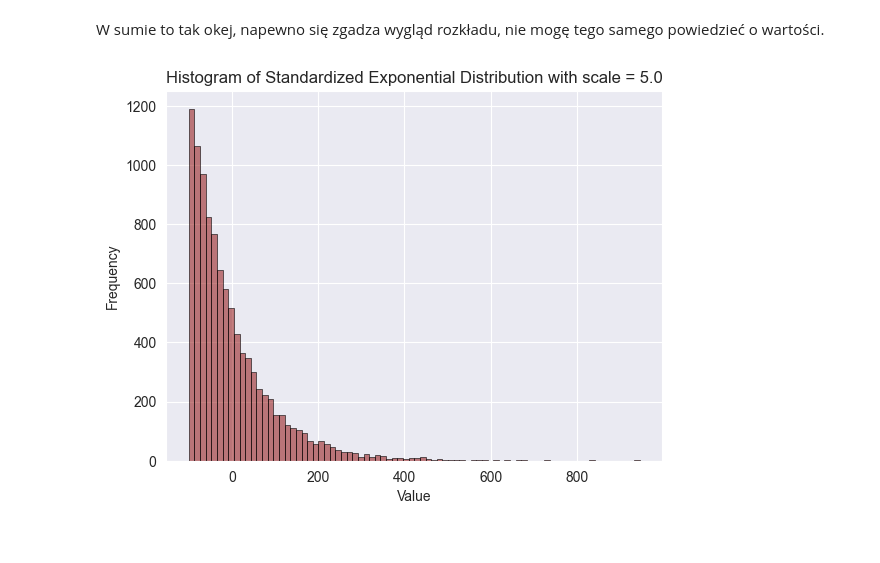
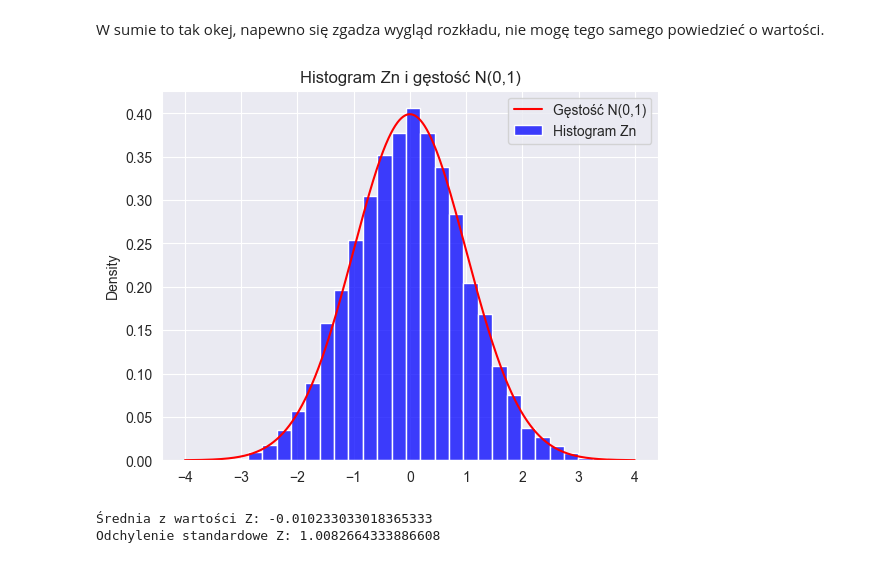
Before and after one commit to depebul/R_101, a Jupyter notebook: PO_2.ipynb, the cells around one changed output. Saved outputs shown, nothing was run; the diff lists cells and outputs as text; code cells hidden in the pictures.

```diff
--- a/PO_2.ipynb
+++ b/PO_2.ipynb
@@ -40,18 +37,30 @@ plt.show()
 # %% [markdown]
 W sumie to tak okej, napewno się zgadza wygląd rozkładu, nie mogę tego samego powiedzieć o wartości.
-# %%
-z_realizations = []
-
-for el in observations:
-    z_realizations.append((el - mean) / np.sqrt(var / n))
-
-sns.histplot(
-    z_realizations, bins=80, kde=False, edgecolor="k", color="darkred", alpha=0.5
-)
-sns.set_style("darkgrid")
-plt.title(f"Histogram of Standardized Exponential Distribution with scale = {scale}")
-plt.xlabel("Value")
-plt.ylabel("Frequency")
-plt.show()
-# %% [output]
-[figure, removed]
+# %%
+s = 10000
+z_values = []
+for _ in range(s):
+    sample = np.random.exponential(1 / lambda_param, n)
+    sample_mean = np.mean(sample)
+    z = np.sqrt(n) * (sample_mean - mu) / sigma
+    z_values.append(z)
+
+# Histogram Zn z naniesioną gęstością N(0, 1)
+z_values = np.array(z_values)
+x = np.linspace(-4, 4, 1000)
+normal_pdf = stats.norm.pdf(x, 0, 1)
+sns.histplot(
+    z_values, bins=30, kde=False, stat="density", color="b", label="Histogram Zn"
+)
+plt.plot(x, normal_pdf, "r-", label="Gęstość N(0,1)")
+plt.title("Histogram Zn i gęstość N(0,1)")
+plt.legend()
+plt.show()
+
+# Uzasadnienie zgodności
+print("Średnia z wartości Z:", np.mean(z_values))
+print("Odchylenie standardowe Z:", np.std(z_values))
+# %% [output]
+[figure, added]
+Średnia z wartości Z: -0.010233033018365333
+Odchylenie standardowe Z: 1.0082664333886608
```
Also changed, not shown: parts of 3 cells of this notebook.
